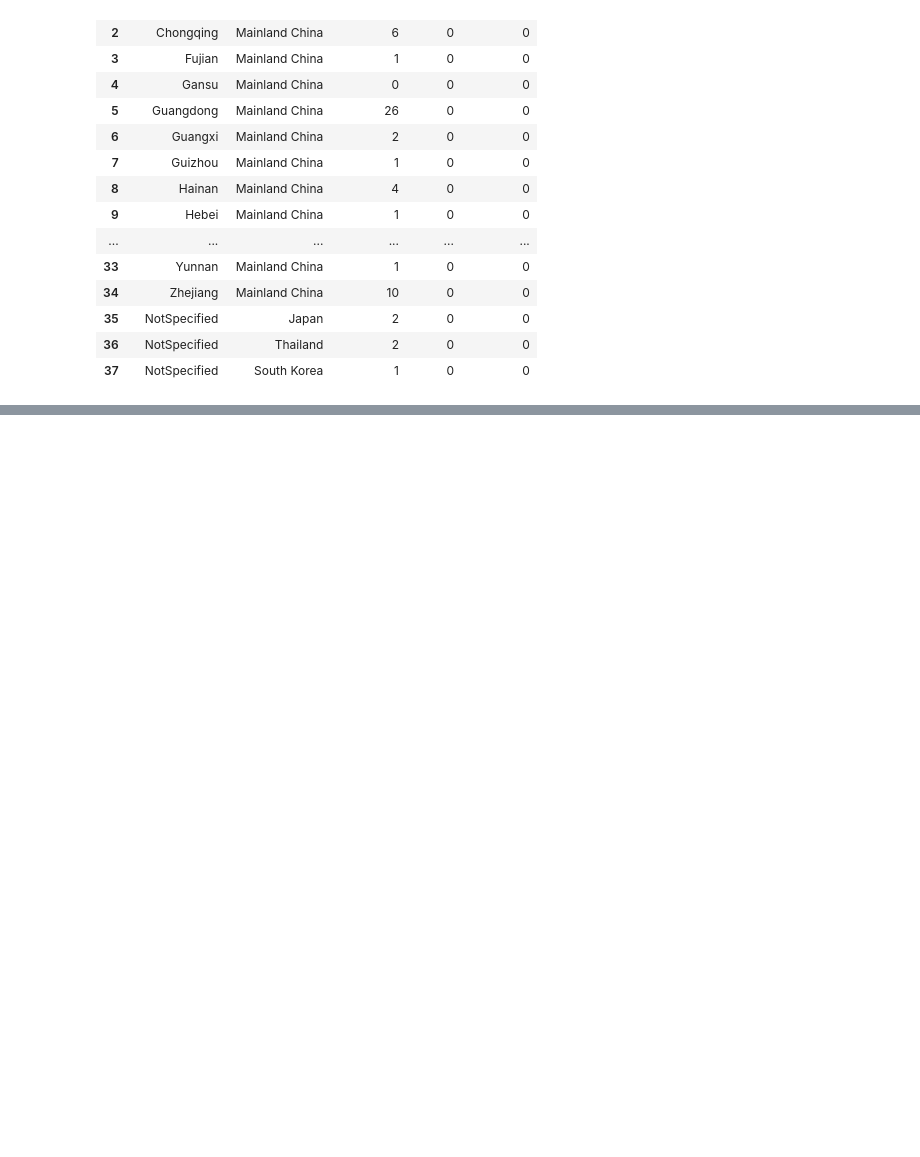
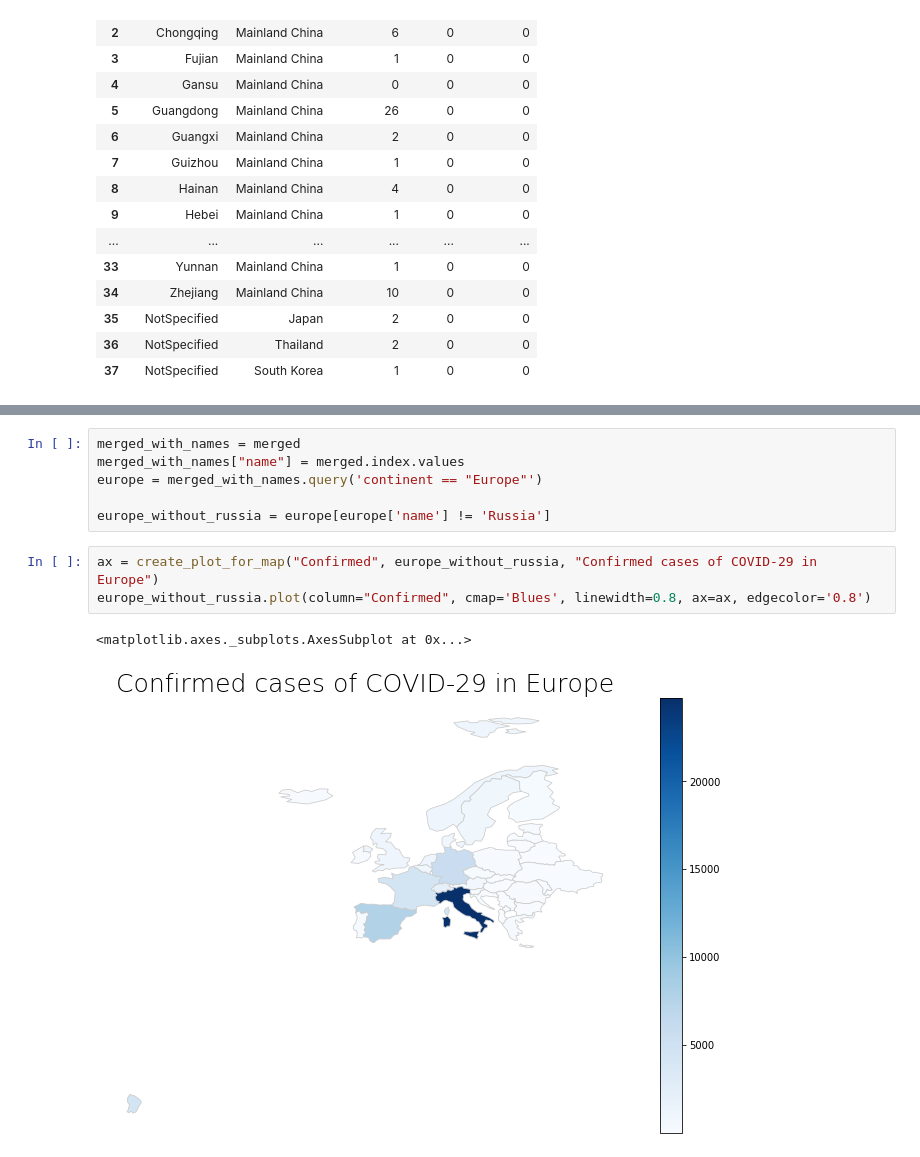
Before and after one commit to Klooskie/CoronaVirusDataExploration, a Jupyter notebook: Analysis.ipynb, the cells around one changed output, grey strips where cells are left out. Drawn from its saved outputs; the diff is of its cells as text; blank space fills up the shorter version.

```diff
--- a/Analysis.ipynb
+++ b/Analysis.ipynb
@@ -141,0 +181,12 @@ plt.show()
+# %%
+merged_with_names = merged
+merged_with_names["name"] = merged.index.values
+europe = merged_with_names.query('continent == "Europe"')
+
+europe_without_russia = europe[europe['name'] != 'Russia']
+# %%
+ax = create_plot_for_map("Confirmed", europe_without_russia, "Confirmed cases of COVID-29 in Europe")
+europe_without_russia.plot(column="Confirmed", cmap='Blues', linewidth=0.8, ax=ax, edgecolor='0.8')
+# %% [output]
+<matplotlib.axes._subplots.AxesSubplot at 0x...>
+[figure, added]
```
Also changed, not shown: parts of 10 cells of this notebook, 9 other files.
